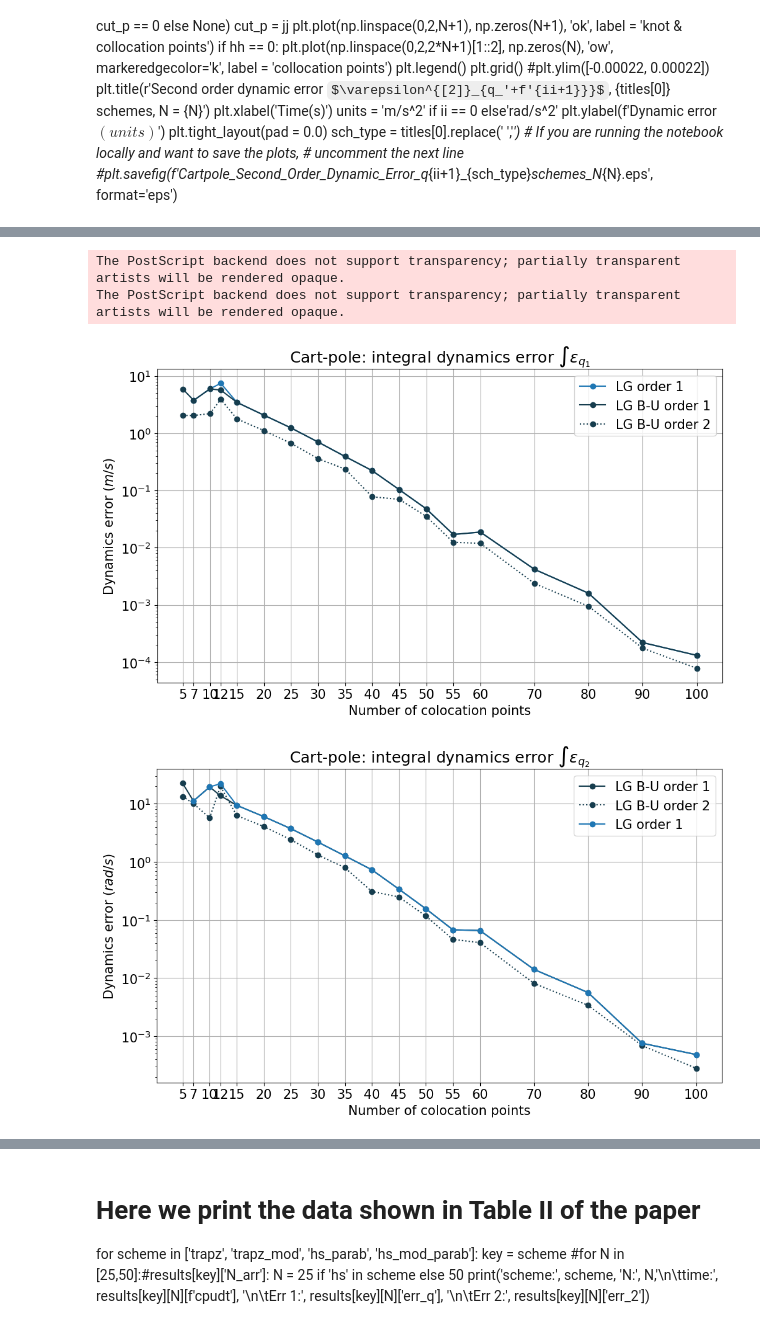
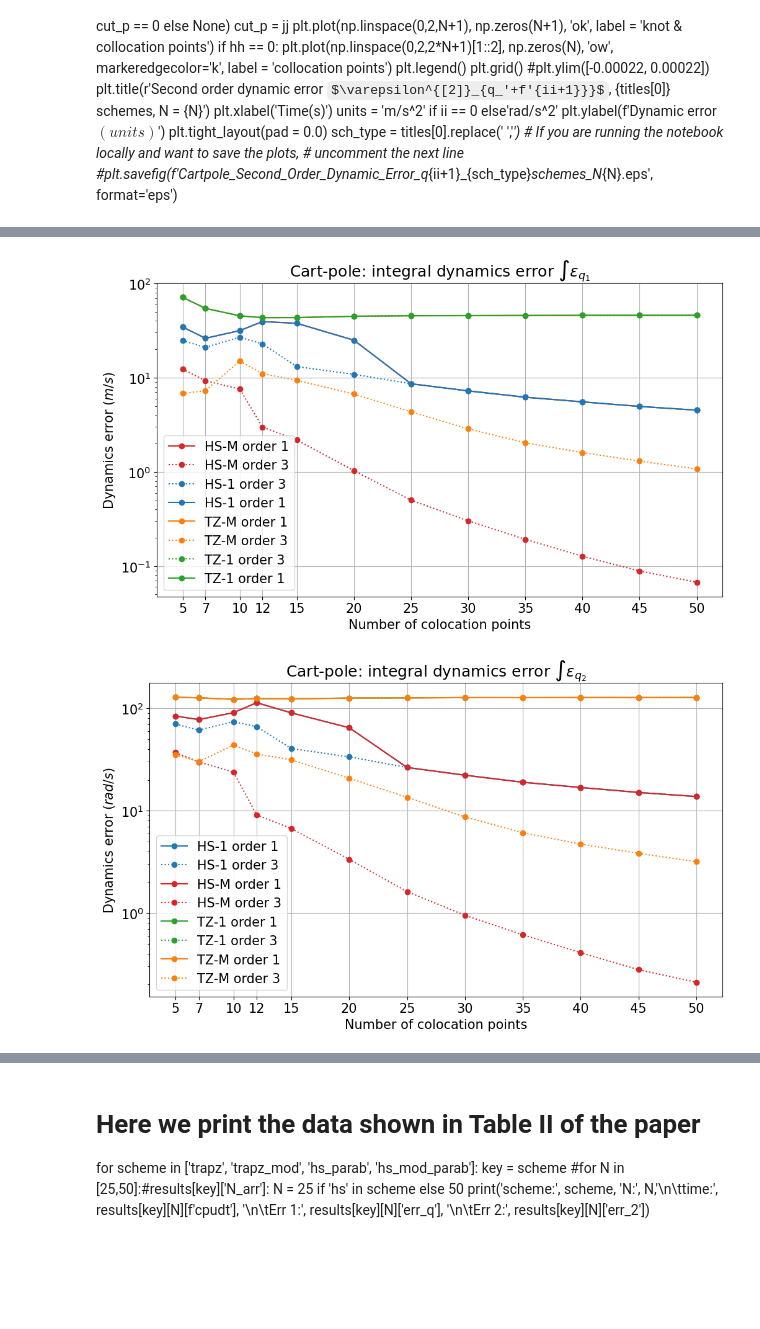
Before and after one commit to AunSiro/Cosejas_IRI, a Jupyter notebook: Casadi/Cartpole-derivated-all-schemes.ipynb, the cells around one changed output, grey strips where cells are left out. Cells and saved outputs as stored; diff of their text form; code cells hidden in the pictures; some formulas as TeX source; blank space fills up the shorter version.

```diff
--- a/Casadi/Cartpole-derivated-all-schemes.ipynb
+++ b/Casadi/Cartpole-derivated-all-schemes.ipynb
@@ -1255,7 +1249,7 @@ for key in results.keys():
         else:
             errors = dynamic_errors(
                 res,
-                F_nump,
+                F_nump_w,
                 dynamics_error_mode = 'q',
                 problem_order=3,
                 scheme_order=3,
@@ -1287,13 +1295,13 @@ for key in results.keys():
     print('Problem:', key)
     N_arr = results[key]['N_arr']
     err_q_acum = []
-    err_2_acum = []
+    err_3_acum = []
     cpudt = []
     for N in N_arr:
         errors = results[key][N]['error']
         err_q_acum.append(errors['err_q'])
-        err_2_acum.append(errors['err_2'])
+        err_3_acum.append(errors['err_3'])
     results[key]['err_q_acum'] = np.array(err_q_acum, dtype = float)
-    results[key]['err_2_acum'] = np.array(err_2_acum, dtype = float)
+    results[key]['err_3_acum'] = np.array(err_3_acum, dtype = float)
 # %% [output]
 Problem: hsn_parab_1
@@ -1525,5 +1547,13 @@ for component in range(2):
     plt.xlabel("Time(s)")
     plt.ylabel(ylabels[component])
     plt.tight_layout(pad=0.0)
-    #plt.savefig(f'2d_order/Cartpole_Second_Order_Dynamic_Error_q_{component+1}_HS_schemes_N_{N}.eps', format='eps')
+    if save:
+        save_fig(
+            problem_name = 'cartpole_derivated',
+            graph_name = 'second_order_dyn_error',
+            schemes_printed = schemes,
+            save_format = 'pdf',
+            N = N,
+            q_counter = component,
+        )
 # %% [output]
@@ -1538,25 +1566,31 @@ from chords.util import save_fig
 # %%
-data_array = ['err_q_acum','err_v_acum','err_2_acum','cpudt']
+data_array = ['err_q_acum','err_v_acum','err_3_acum','cpudt']
 schemes = [
     #'LG2_2',
-    #'hsn_parab_1',
-    #'hsn_parab_2',
-    'LG_1',
+    'hsn_parab_1',
+    'hsn_parab_3',
+    'hs_parab_3',
+    'hs_parab_1',
+    'trapz_n_1',
+    'trapz_n_3',
+    'trapz_3',
+    'trapz_1',
+    #'LG_1',
     #'LGR_1',
     #'LGL_1',
     #'CG_1',
-    'BU_LG_1',
-    'BU_LG_2',
+    #'BU_LG_1',
+    #'BU_LG_3',
     #'BU_LGR_1',
-    #'BU_LGR_2',
+    #'BU_LGR_3',
     #'BU_LGL_1',
-    #'BU_LGL_2'
+    #'BU_LGL_3'
     #'BU_CG_1',
-    #'BU_CG_2',
+    #'BU_CG_3',
     #'TD_LG_1',
-    #'TD_LG_2',
+    #'TD_LG_3',
     #'TD_CG_1',
-    #'TD_CG_2',
+    #'TD_CG_3',
 ]
 
 
@@ -1577,39 +1611,37 @@ for qq in range(2):
         plot_kw['label'] = plot_kw['label']+' order '+str(results[key]['order'])
         N_arr = results[key]['N_arr']
         if len(results[key][data_key].shape) == 1:
             plt.plot(N_arr,
              results[key][data_key],
              **plot_kw)
         else:
             plt.plot(N_arr,
              results[key][data_key][:,qq],
              **plot_kw)
     plt.yscale('log')
     ticks = np.array(results[key]['N_arr'])
     #ticks = np.arange(0, results[key]['N_arr'][-1]+1, 25)
     plt.xticks(ticks, labels=ticks)
     plt.xlabel('Number of colocation points')
     plt.grid()
     plt.legend()#loc = 'lower left'
     units = 'm/s' if qq == 0 else'rad/s'
     plt.ylabel(f'Dynamics error $({units})$')
     plt.tight_layout(pad = 0.0)
     # If you are running the notebook locally and want to save the plots,
     # uncomment the next line
     if save:
         save_fig(
-            problem_name = 'Cartpole',
+            problem_name = 'cartpole_derivated',
             graph_name = 'integ_dyn_error',
             schemes_printed = schemes,
-            save_format = 'eps',
+            save_format = 'pdf',
             N = None,
             q_counter = qq,
         )
 # %% [output]
-The PostScript backend does not support transparency; partially transparent artists will be rendered opaque.
-The PostScript backend does not support transparency; partially transparent artists will be rendered opaque.
-[figure, old version]
+[figure, new version]
-[figure, old version]
+[figure, new version]
 # %%
 
 plt.figure(figsize=[10,6])
```
Also changed, not shown: parts of 21 cells of this notebook, 4 other files.
